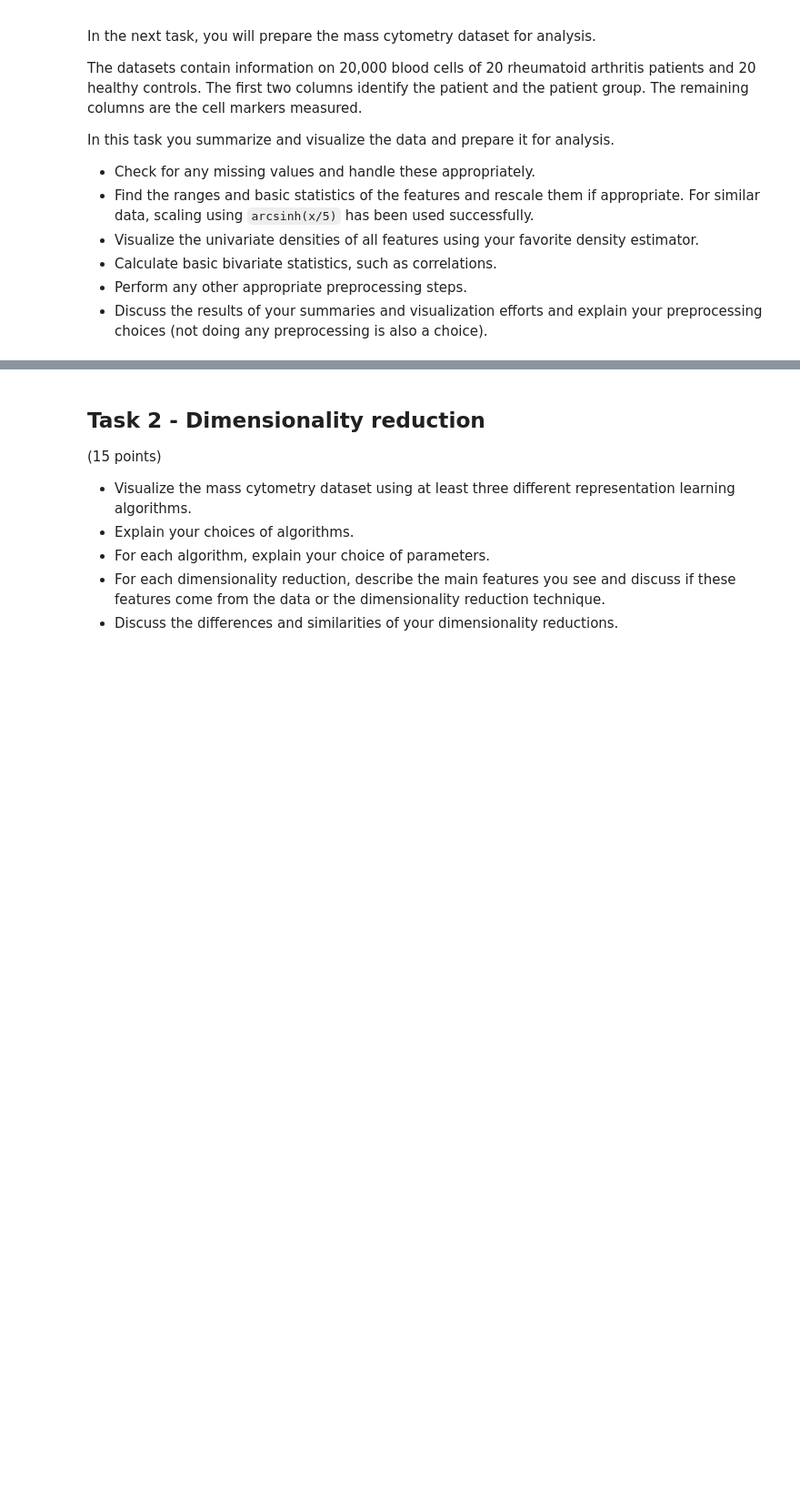
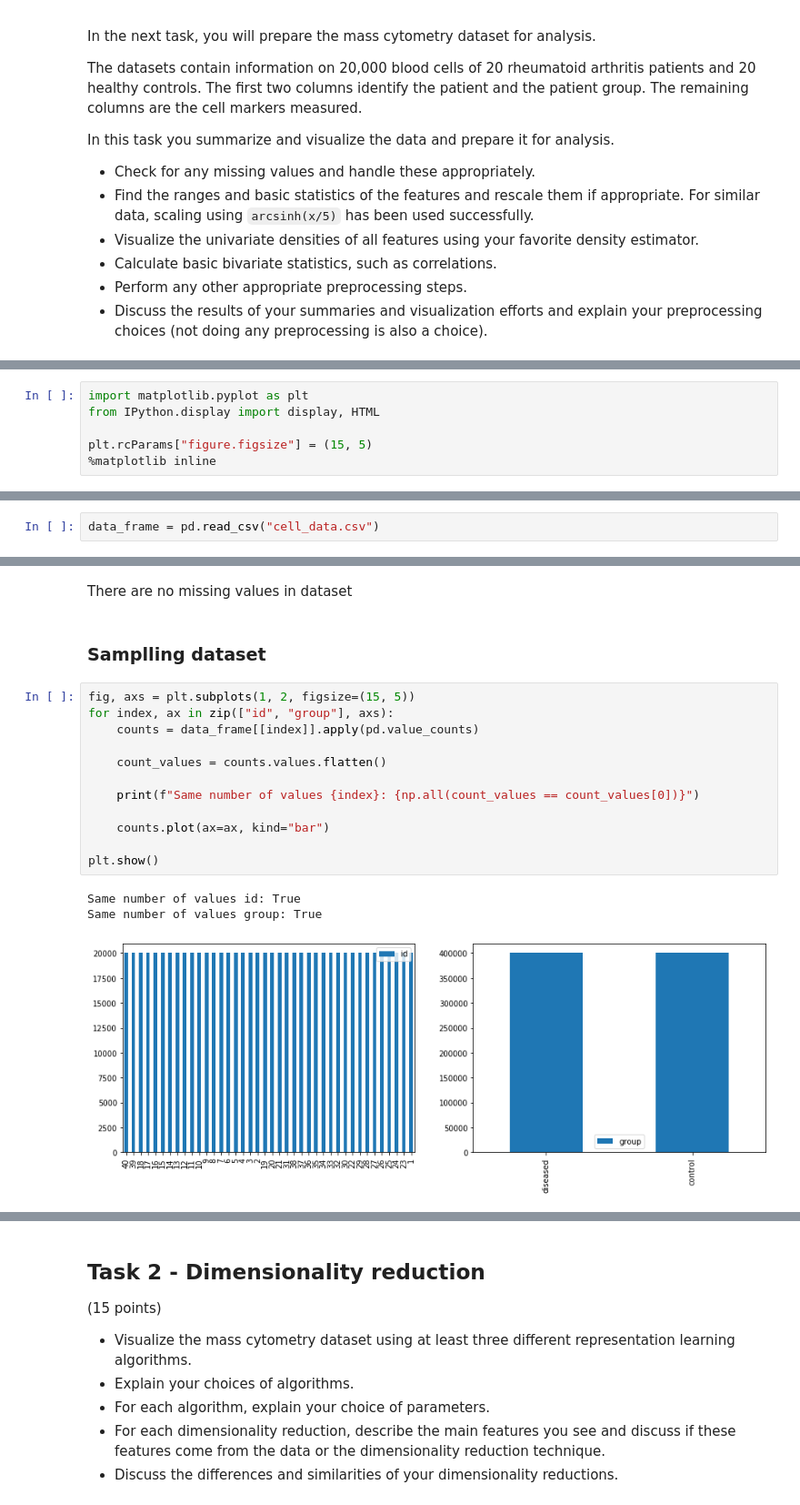
Before and after one commit to H00N24/INF367-Project-d-reduction-clustering, a Jupyter notebook: Project 2.ipynb, the cells around one changed output, grey strips where cells are left out. Shown at 91% size. Saved outputs shown, nothing was run; the diff lists cells and outputs as text; blank space fills up the shorter version.

```diff
--- a/Project 2.ipynb
+++ b/Project 2.ipynb
@@ -33,0 +52,6 @@ In this task you summarize and visualize the data and prepare it for analysis.
+# %%
+import matplotlib.pyplot as plt
+from IPython.display import display, HTML
+
+plt.rcParams["figure.figsize"] = (15, 5)
+%matplotlib inline
@@ -33,0 +60,2 @@ In this task you summarize and visualize the data and prepare it for analysis.
+# %%
+data_frame = pd.read_csv("cell_data.csv")
@@ -33,0 +94,20 @@ In this task you summarize and visualize the data and prepare it for analysis.
+# %% [markdown]
+There are no missing values in dataset
+# %% [markdown]
+### Samplling dataset
+# %%
+fig, axs = plt.subplots(1, 2, figsize=(15, 5))
+for index, ax in zip(["id", "group"], axs):
+    counts = data_frame[[index]].apply(pd.value_counts)
+
+    count_values = counts.values.flatten()
+
+    print(f"Same number of values {index}: {np.all(count_values == count_values[0])}")
+
+    counts.plot(ax=ax, kind="bar")
+
+plt.show()
+# %% [output]
+Same number of values id: True
+Same number of values group: True
+[figure, added]
```
Also changed, not shown: parts of 58 cells of this notebook.
